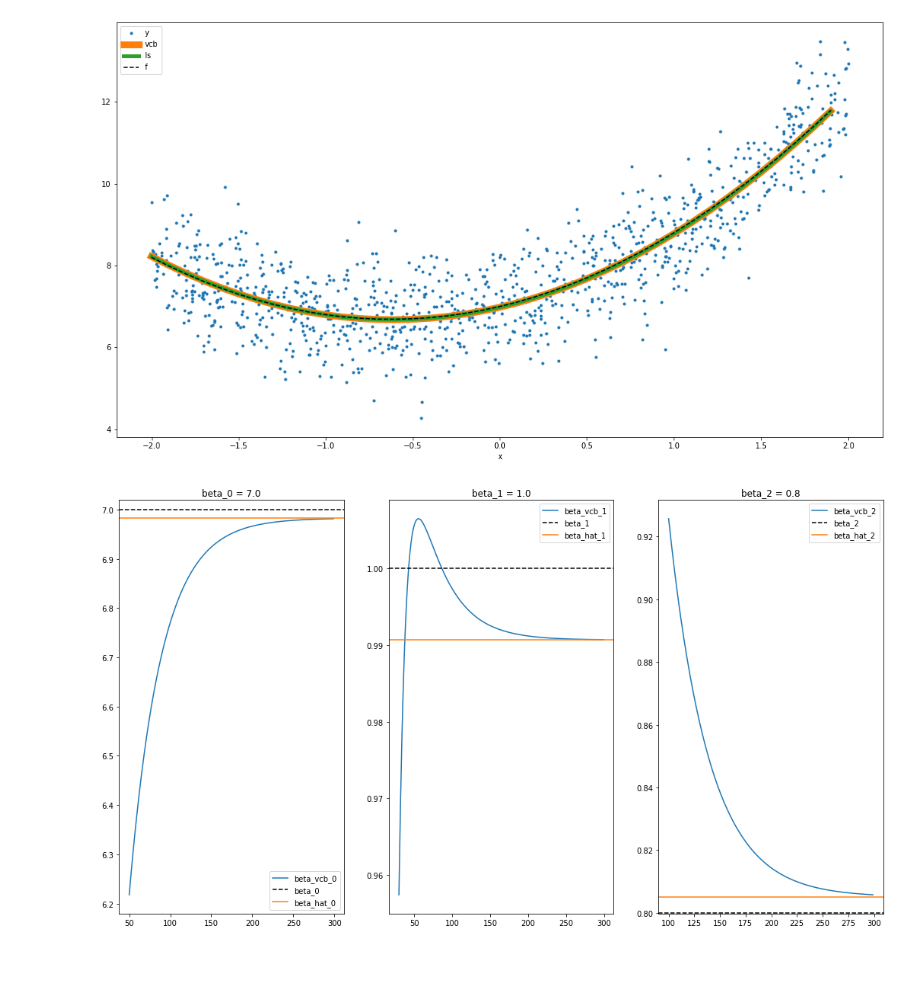
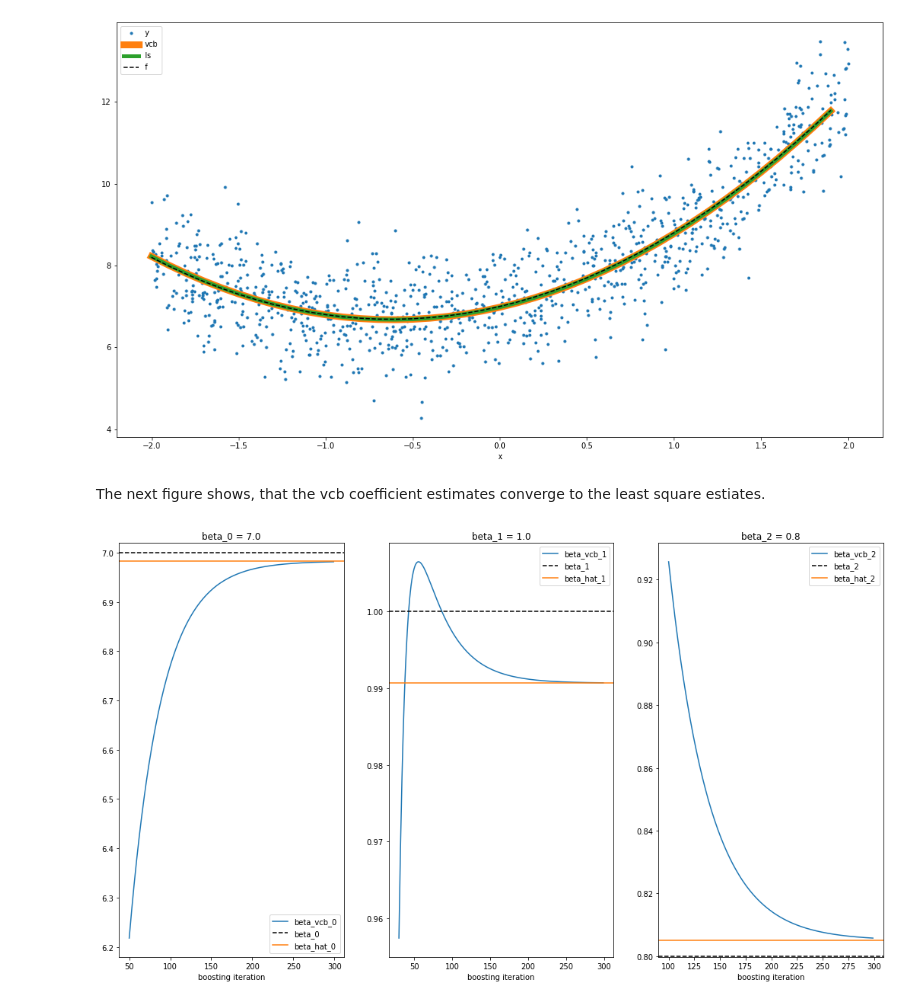
Before and after one commit to sply88/vcboost, a Jupyter notebook: examples/special_cases.ipynb, the cells around one changed output. Drawn from its saved outputs; the diff is of its cells as text; code cells hidden in the pictures; blank space fills up the shorter version.

```diff
--- a/examples/special_cases.ipynb
+++ b/examples/special_cases.ipynb
@@ -124,25 +130,28 @@ ax.legend()
 # %% [output]
 <matplotlib.legend.Legend at 0x...>
 [figure]
+# %% [markdown]
+The next figure shows, that the vcb coefficient estimates converge to the least square estiates.
 # %%
 # fitted coefficients at each stage
 beta_vcb = np.array(
     [vcb.predict_coefficients_at_stage(X=X_grid[[0]], Z=np.ones((1, 1)), stage=s).flatten() for s in range(vcb.n_stages)]
 )
 
 # visualize convergence of vcb estimates to usual least squares estimate for each coefficient
 fig, ax = plt.subplots(1, 3, figsize=(18, 10))
 
 # vcb coefficient estimates at different stages
 ax[0].plot(range(50, vcb.n_stages), beta_vcb[50:,0], label='beta_vcb_0')
 ax[1].plot(range(30, vcb.n_stages), beta_vcb[30:,1], label='beta_vcb_1')
 ax[2].plot(range(100, vcb.n_stages), beta_vcb[100:,2], label='beta_vcb_2')
 
 # add true coefficients and least squares estimates
 for i in range(3):
     ax[i].axhline(beta[i], ls='--', c='k', label=f'beta_{i}')
     ax[i].axhline(beta_hat[i], c='C1', label=f'beta_hat_{i}')
     ax[i].set_title(f'beta_{i} = {beta[i]}')
     ax[i].legend()
+    ax[i].set_xlabel('boosting iteration')
 # %% [output]
-[figure, old version]
+[figure, new version]
```
Also changed, not shown: parts of 4 cells of this notebook, 3 other files.
